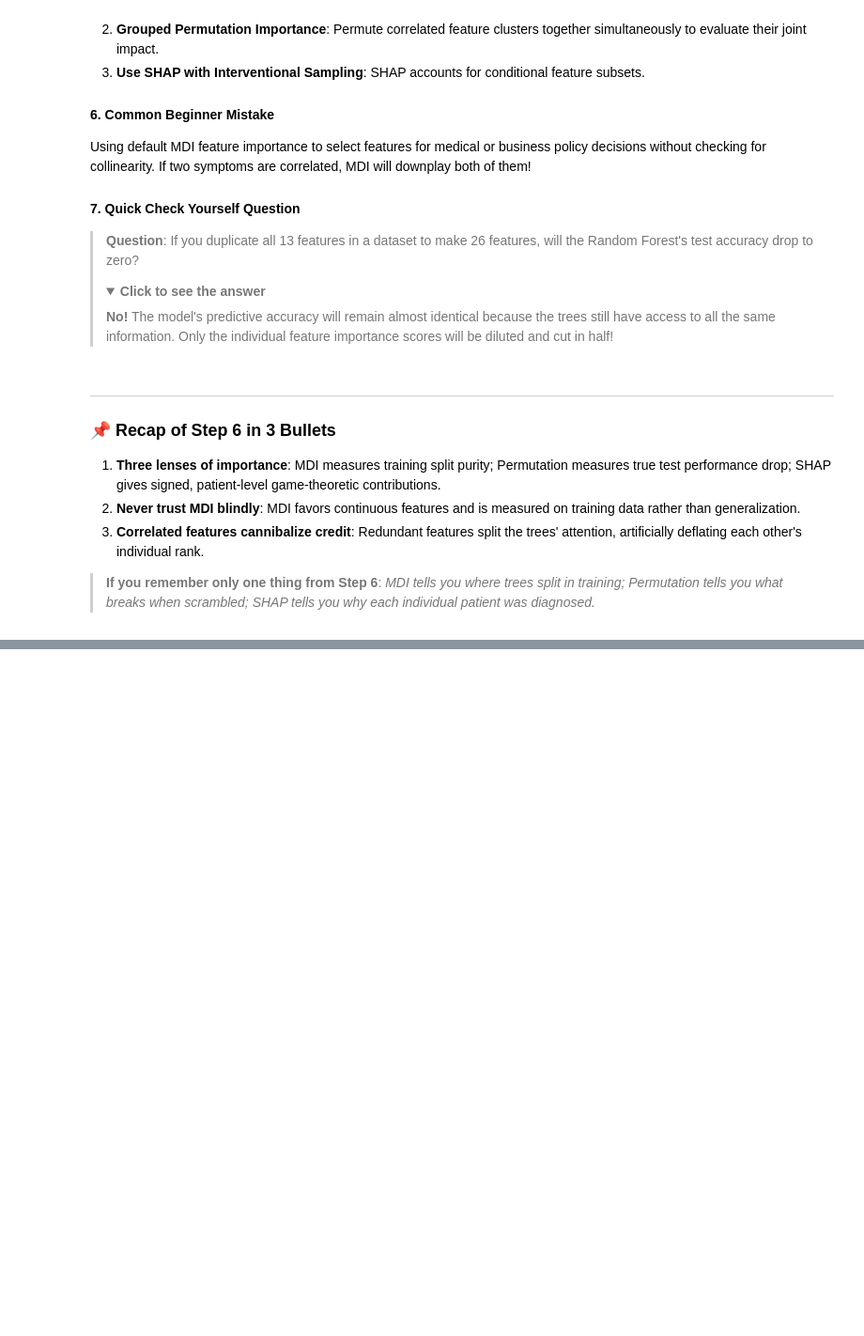
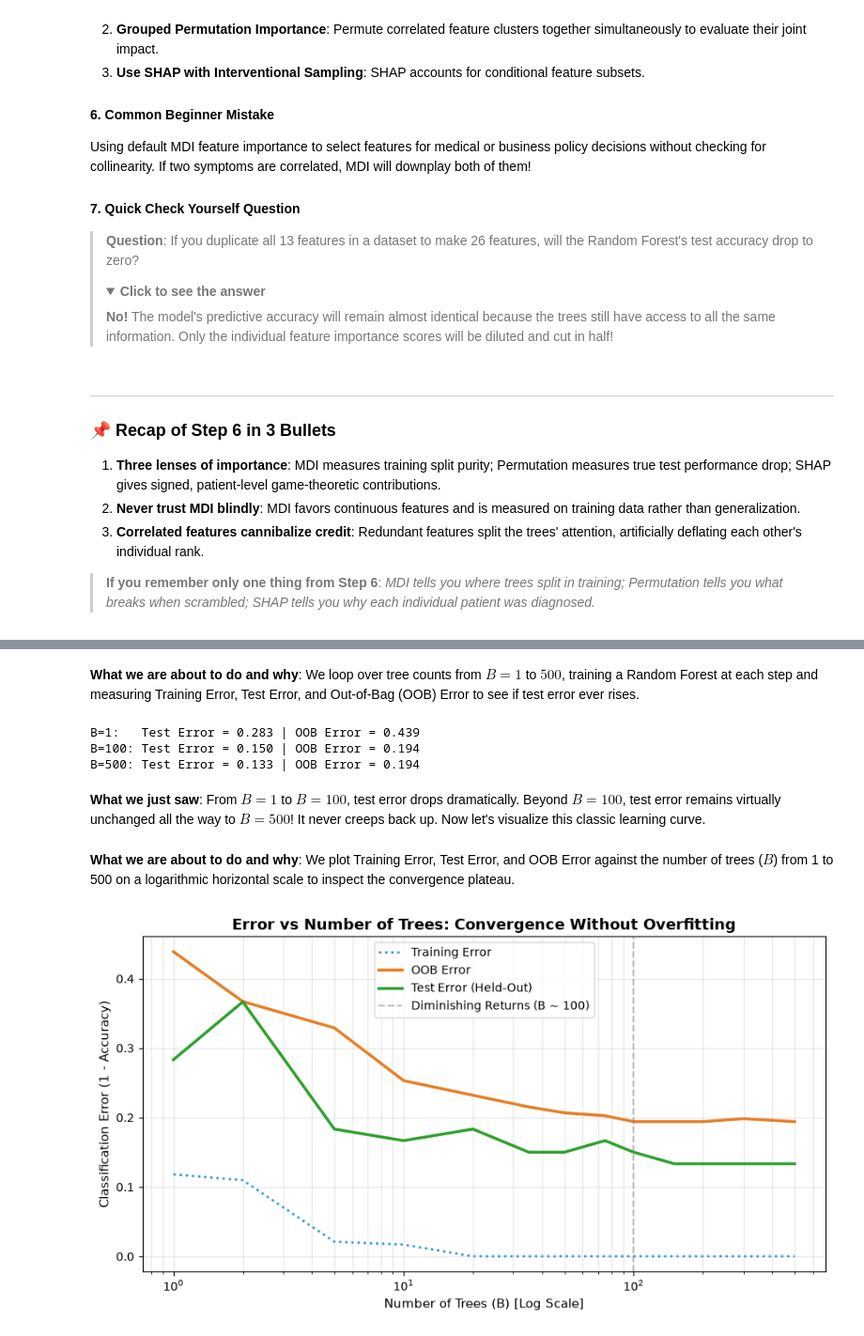
Before and after one commit to Arnav-Shrivastava/random-forests-regression-zero-to-one, a Jupyter notebook: random_forests_zero_to_one.ipynb, the cells around one changed output, grey strips where cells are left out. Shown at 94% size. Cells and saved outputs as stored; diff of their text form; code cells hidden in the pictures; folded sections open; blank space fills up the shorter version.

Commit message:
feat: step 7 - test error plateau vs tree count analysis

```diff
--- a/random_forests_zero_to_one.ipynb
+++ b/random_forests_zero_to_one.ipynb
@@ -1581,0 +1631,55 @@ Using default MDI feature importance to select features for medical or business
+# %% [markdown]
+**What we are about to do and why**:
+We loop over tree counts from $B = 1$ to $500$, training a Random Forest at each step and measuring Training Error, Test Error, and Out-of-Bag (OOB) Error to see if test error ever rises.
+# %%
+# Measure Train, Test, and OOB error across ensemble sizes from 1 to 500
+tree_counts = [1, 2, 5, 10, 20, 35, 50, 75, 100, 150, 200, 300, 500]
+train_errors = []
+test_errors  = []
+oob_errors   = []
+
+for n in tree_counts:
+    rf_temp = RandomForestClassifier(n_estimators=n, max_features="sqrt", oob_score=True, random_state=42)
+    rf_temp.fit(X_train, y_train)
+
+    # Classification error = 1.0 - Accuracy
+    train_err = 1.0 - accuracy_score(y_train, rf_temp.predict(X_train))
+    test_err  = 1.0 - accuracy_score(y_test, rf_temp.predict(X_test))
+    oob_err   = 1.0 - rf_temp.oob_score_
+
+    train_errors.append(train_err)
+    test_errors.append(test_err)
+    oob_errors.append(oob_err)
+
+print(f"B=1:   Test Error = {test_errors[0]:.3f} | OOB Error = {oob_errors[0]:.3f}")
+print(f"B=100: Test Error = {test_errors[8]:.3f} | OOB Error = {oob_errors[8]:.3f}")
+print(f"B=500: Test Error = {test_errors[-1]:.3f} | OOB Error = {oob_errors[-1]:.3f}")
+# %% [output]
+B=1:   Test Error = 0.283 | OOB Error = 0.439
+B=100: Test Error = 0.150 | OOB Error = 0.194
+B=500: Test Error = 0.133 | OOB Error = 0.194
+# %% [markdown]
+**What we just saw**:
+From $B = 1$ to $B = 100$, test error drops dramatically. Beyond $B = 100$, test error remains virtually unchanged all the way to $B = 500$! It never creeps back up.
+Now let's visualize this classic learning curve.
+# %% [markdown]
+**What we are about to do and why**:
+We plot Training Error, Test Error, and OOB Error against the number of trees ($B$) from 1 to 500 on a logarithmic horizontal scale to inspect the convergence plateau.
+# %%
+# Plot Test Error vs Number of Trees showing asymptotic plateau
+plt.figure(figsize=(9, 5))
+plt.plot(tree_counts, train_errors, label="Training Error", color="#3498db", lw=2, ls=":")
+plt.plot(tree_counts, oob_errors,   label="OOB Error", color="#e67e22", lw=2.5)
+plt.plot(tree_counts, test_errors,  label="Test Error (Held-Out)", color="#2ca02c", lw=2.5)
+
+plt.xscale("log")
+plt.xlabel("Number of Trees (B) [Log Scale]", fontsize=11)
+plt.ylabel("Classification Error (1 - Accuracy)", fontsize=11)
+plt.title("Error vs Number of Trees: Convergence Without Overfitting", fontsize=13, fontweight="bold")
+plt.axvline(100, color="gray", ls="--", alpha=0.5, label="Diminishing Returns (B ~ 100)")
+plt.legend(frameon=True, fontsize=10)
+plt.grid(True, alpha=0.3, which="both")
+plt.tight_layout()
+plt.show()
+# %% [output]
+[figure, added]
```
Also changed, not shown: parts of 4 cells of this notebook.
